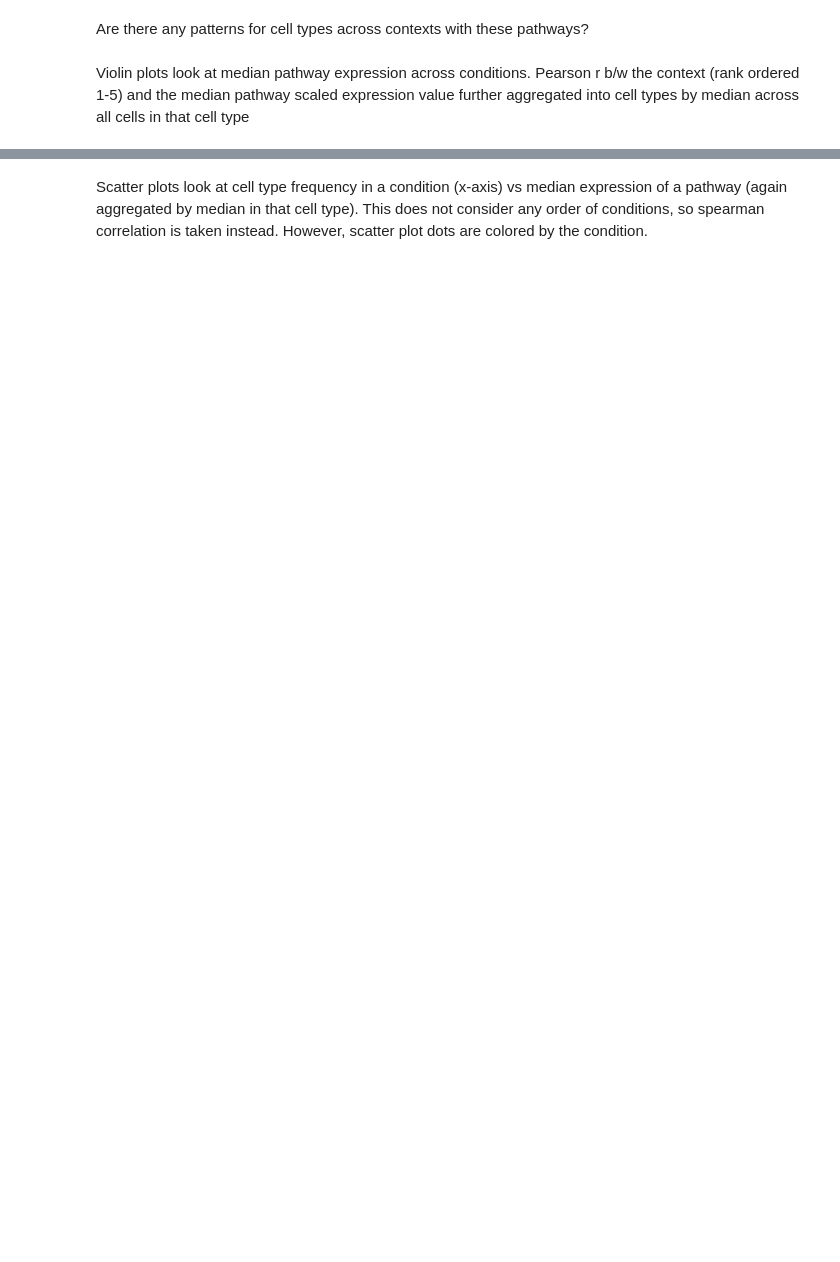
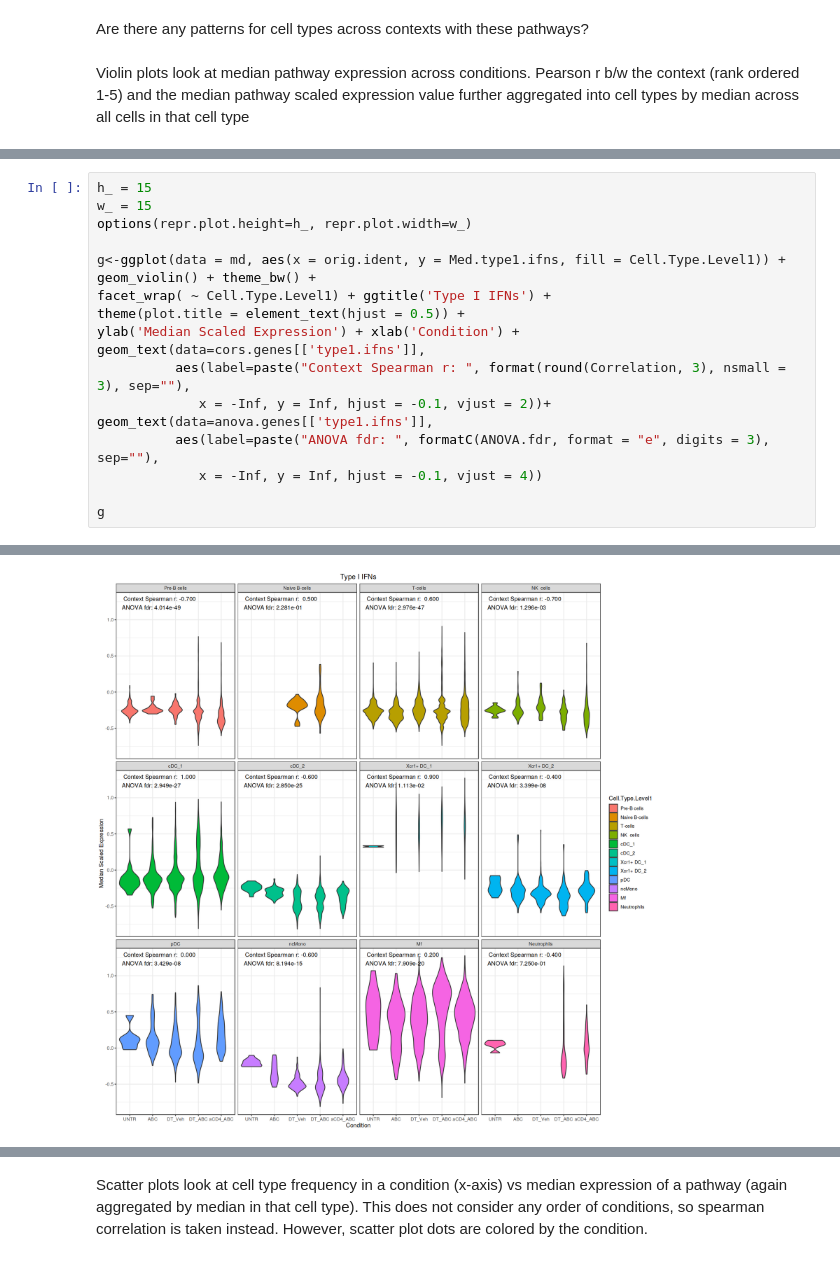
Before and after one commit to hmbaghdassarian/norcross_abc, a Jupyter notebook: notebooks/04_Transcriptional_Analysis/04C_CellTypeSignatures.ipynb, the cells around one changed output, grey strips where cells are left out. Cells and saved outputs as stored; diff of their text form; blank space fills up the shorter version.

```diff
--- a/notebooks/04_Transcriptional_Analysis/04C_CellTypeSignatures.ipynb
+++ b/notebooks/04_Transcriptional_Analysis/04C_CellTypeSignatures.ipynb
@@ -264,0 +304,19 @@ Warning message:
+# %%
+h_ = 15
+w_ = 15
+options(repr.plot.height=h_, repr.plot.width=w_)
+
+g<-ggplot(data = md, aes(x = orig.ident, y = Med.type1.ifns, fill = Cell.Type.Level1)) +
+geom_violin() + theme_bw() +
+facet_wrap( ~ Cell.Type.Level1) + ggtitle('Type I IFNs') +
+theme(plot.title = element_text(hjust = 0.5)) +
+ylab('Median Scaled Expression') + xlab('Condition') +
+geom_text(data=cors.genes[['type1.ifns']],
+          aes(label=paste("Context Spearman r: ", format(round(Correlation, 3), nsmall = 3), sep=""),
+             x = -Inf, y = Inf, hjust = -0.1, vjust = 2))+
+geom_text(data=anova.genes[['type1.ifns']],
+          aes(label=paste("ANOVA fdr: ", formatC(ANOVA.fdr, format = "e", digits = 3), sep=""),
+             x = -Inf, y = Inf, hjust = -0.1, vjust = 4))
+
+g
+# %% [output]
@@ -264,0 +327 @@ Warning message:
+[figure, added]
```
Also changed, not shown: parts of 36 cells of this notebook, 2 other files.
